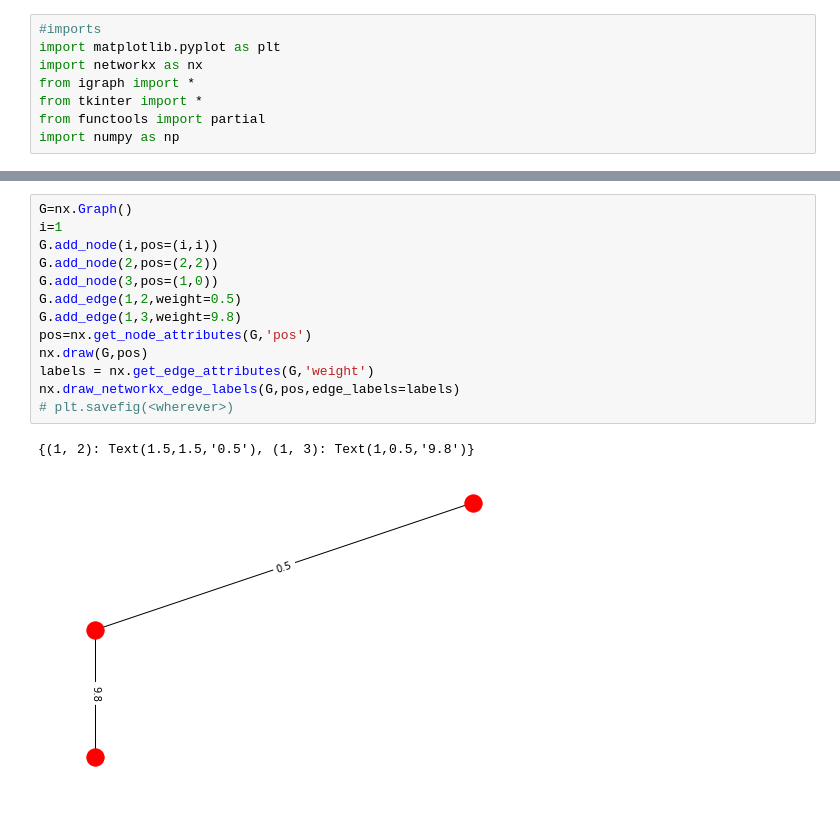
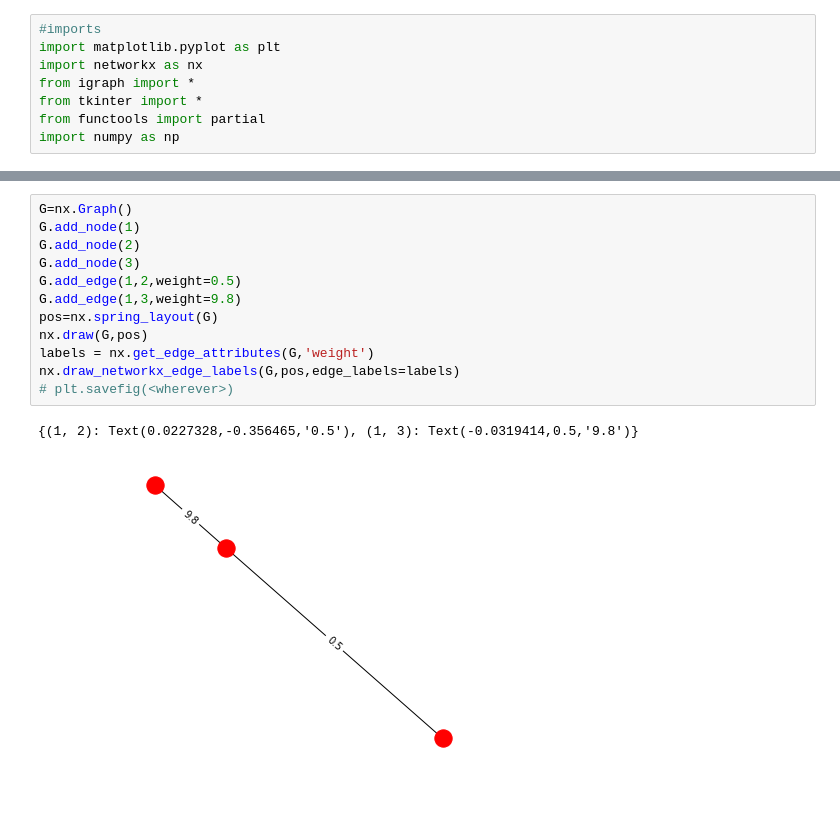
Before and after one commit to VictorSL97/Network_Simulation_Interface, a Jupyter notebook: Atividade 9.ipynb, the cells around one changed output, grey strips where cells are left out. Saved outputs shown, nothing was run; the diff lists cells and outputs as text.

Commit message:
Updating code understanding and plotting the graph

```diff
--- a/Atividade 9.ipynb
+++ b/Atividade 9.ipynb
@@ -122,16 +160,15 @@ IGRAPH U-W- 9 14 --
 # %%
 G=nx.Graph()
-i=1
-G.add_node(i,pos=(i,i))
-G.add_node(2,pos=(2,2))
-G.add_node(3,pos=(1,0))
+G.add_node(1)
+G.add_node(2)
+G.add_node(3)
 G.add_edge(1,2,weight=0.5)
 G.add_edge(1,3,weight=9.8)
-pos=nx.get_node_attributes(G,'pos')
+pos=nx.spring_layout(G)
 nx.draw(G,pos)
 labels = nx.get_edge_attributes(G,'weight')
 nx.draw_networkx_edge_labels(G,pos,edge_labels=labels)
 # plt.savefig(<wherever>)
 # %% [output]
-{(1, 2): Text(1.5,1.5,'0.5'), (1, 3): Text(1,0.5,'9.8')}
+{(1, 2): Text(0.0227328,-0.356465,'0.5'), (1, 3): Text(-0.0319414,0.5,'9.8')}
-[figure, old version]
+[figure, new version]
```
Also changed, not shown: parts of 4 cells of this notebook, 1 other file.
